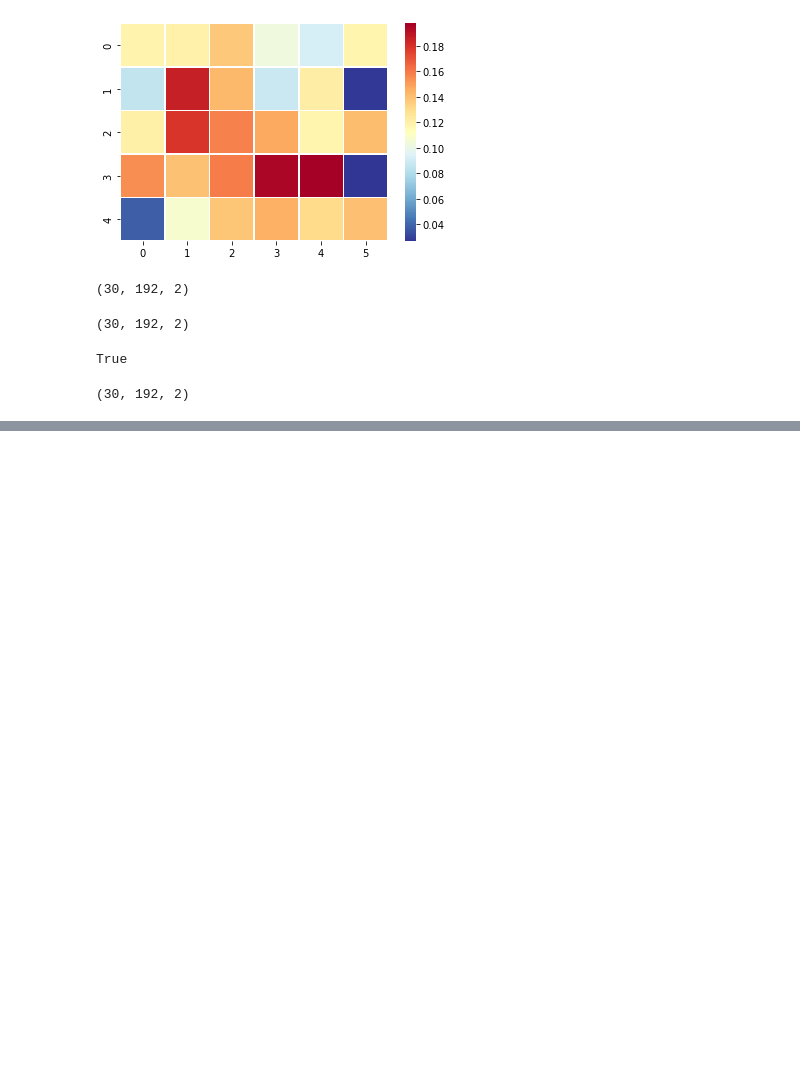
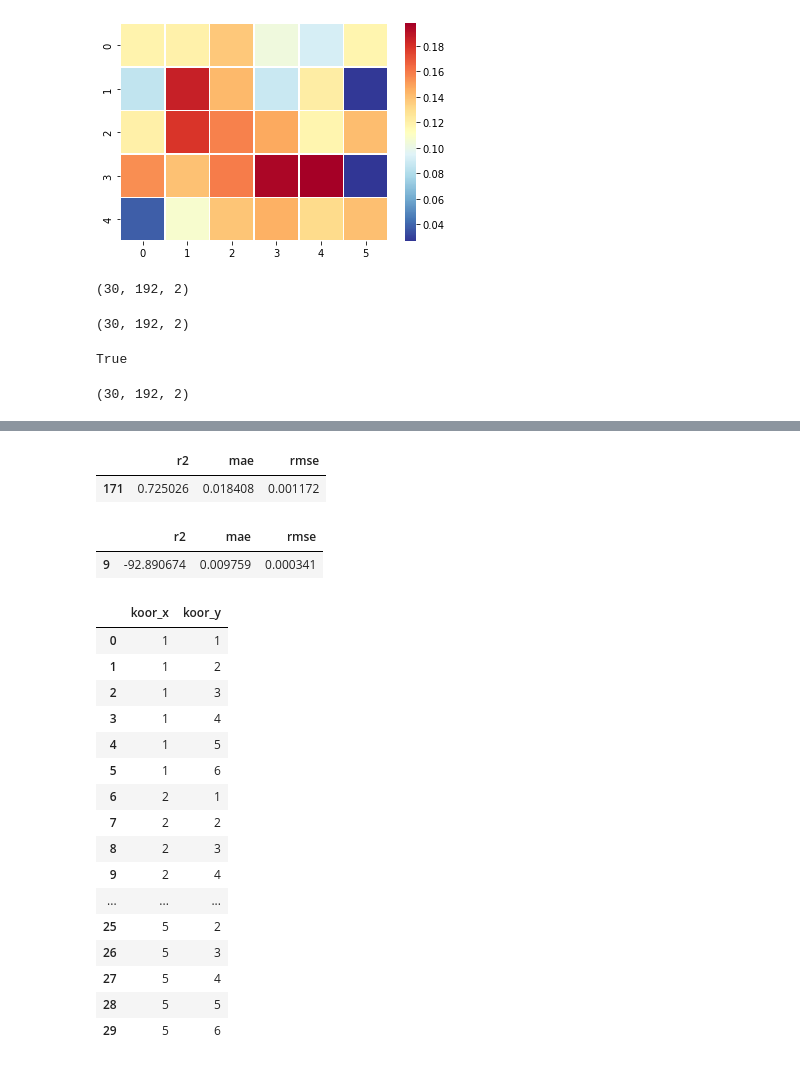
Before and after one commit to yfhkucing/experiment_bms, a Jupyter notebook: visualisasi_vxvy_30_edit2.ipynb, the cells around one changed output, grey strips where cells are left out. Drawn from its saved outputs; the diff is of its cells as text; code cells hidden in the pictures; blank space fills up the shorter version.

```diff
--- a/visualisasi_vxvy_30_edit2.ipynb
+++ b/visualisasi_vxvy_30_edit2.ipynb
@@ -230,7 +230,7 @@ plt.show()
 # %%
 #_________break__________
 # %%
-df_koor = pd.read_excel('data_model.xlsx',sheet_name='koordinat_30')
+df_koor = pd.read_excel('data_model.xlsx',sheet_name='koordinat_30_aktual')
 # %%
 y.shape
 # %% [output]
@@ -325,3 +310,13 @@ r2(a,b)
+# %%
+error[error.r2 == error.r2.max()]
+# %% [output]
+|  | r2 | mae | rmse |
+| 171 | 0.725026 | 0.018408 | 0.001172 |
+# %%
+error[error.r2 == error.r2.min()]
+# %% [output]
+|  | r2 | mae | rmse |
+| 9 | -92.890674 | 0.009759 | 0.000341 |
 # %%
 import plotly.graph_objects as go
 from plotly.figure_factory import create_quiver
@@ -340,3 +335,23 @@ scenarios=5
 angin_test = kec_angin(np.array(df_y),scenarios)
 angin_pred = kec_angin(np.array(df_y_predict),scenarios)
+# %%
+df_koor
+# %% [output]
+|  | koor_x | koor_y |
+| 0 | 1 | 1 |
+| 1 | 1 | 2 |
+| 2 | 1 | 3 |
+| 3 | 1 | 4 |
+| 4 | 1 | 5 |
+| 5 | 1 | 6 |
+| 6 | 2 | 1 |
+| 7 | 2 | 2 |
+| 8 | 2 | 3 |
+| 9 | 2 | 4 |
+| ... | ... | ... |
+| 25 | 5 | 2 |
+| 26 | 5 | 3 |
+| 27 | 5 | 4 |
+| 28 | 5 | 5 |
+| 29 | 5 | 6 |
 # %%
```
Also changed, not shown: parts of 9 cells of this notebook.
